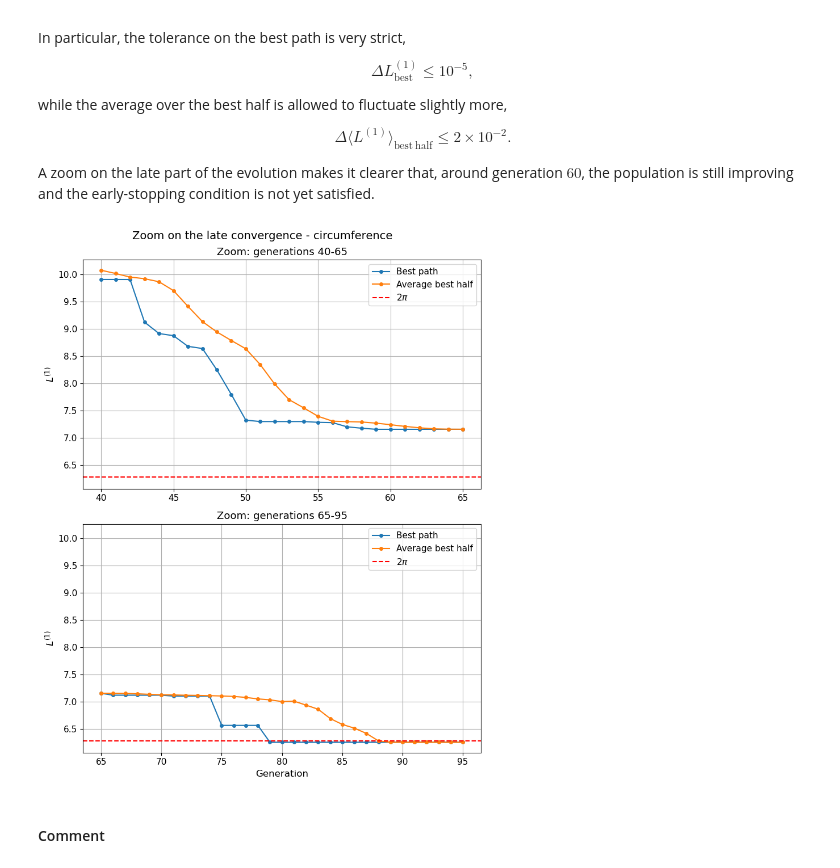
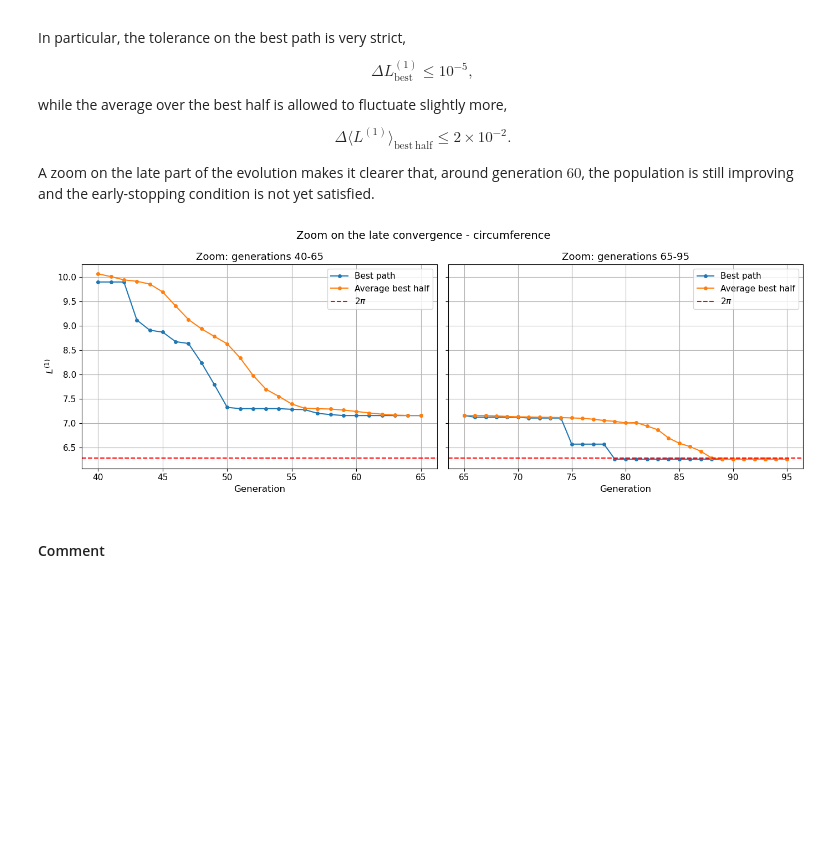
Before and after one commit to tommasonobili/Numerical-Simulation-Laboratory, a Jupyter notebook: laboratorio_9/jupyter_notebook_LSN09.ipynb, the cells around one changed output. Drawn from its saved outputs; the diff is of its cells as text; code cells hidden in the pictures; blank space fills up the shorter version.

```diff
--- a/laboratorio_9/jupyter_notebook_LSN09.ipynb
+++ b/laboratorio_9/jupyter_notebook_LSN09.ipynb
@@ -893,40 +889,40 @@ A zoom on the late part of the evolution makes it clearer that, around generatio
 # %%
 # Zoom on the late convergence for the circumference case
 
-fig, axes = plt.subplots(2, 1, figsize=(8, 10), sharey=True)
+fig, axes = plt.subplots(1, 2, figsize=(14, 5), sharey=True)
 
 # First zoom: generations 40-65
 mask_1 = (generation >= 40) & (generation <= 65)
 
 axes[0].plot(generation[mask_1], best_loss[mask_1], marker="o", markersize=4, label="Best path")
 axes[0].plot(generation[mask_1], average_best_half[mask_1], marker="o", markersize=4, label="Average best half")
 axes[0].axhline(y=2*np.pi, color="red", linestyle="--", label=r"$2\pi$")
 
 axes[0].set_title("Zoom: generations 40-65", fontsize=13)
+axes[0].set_xlabel("Generation", fontsize=12)
 axes[0].set_ylabel(r"$L^{(1)}$", fontsize=12)
 axes[0].tick_params(axis="both", labelsize=11)
 axes[0].grid(True)
 axes[0].legend(fontsize=11)
 
 # Second zoom: generations 65-95
 mask_2 = (generation >= 65) & (generation <= 95)
 
 axes[1].plot(generation[mask_2], best_loss[mask_2], marker="o", markersize=4, label="Best path")
 axes[1].plot(generation[mask_2], average_best_half[mask_2], marker="o", markersize=4, label="Average best half")
 axes[1].axhline(y=2*np.pi, color="red", linestyle="--", label=r"$2\pi$")
 
 axes[1].set_title("Zoom: generations 65-95", fontsize=13)
 axes[1].set_xlabel("Generation", fontsize=12)
-axes[1].set_ylabel(r"$L^{(1)}$", fontsize=12)
 axes[1].tick_params(axis="both", labelsize=11)
 axes[1].grid(True)
 axes[1].legend(fontsize=11)
 
 plt.suptitle("Zoom on the late convergence - circumference", fontsize=14)
 plt.tight_layout()
 plt.show()
 # %% [output]
-[figure, old version]
+[figure, new version]
 # %% [markdown]
 #### Comment
 # %% [markdown]
```
Also changed, not shown: parts of 2 cells of this notebook.
